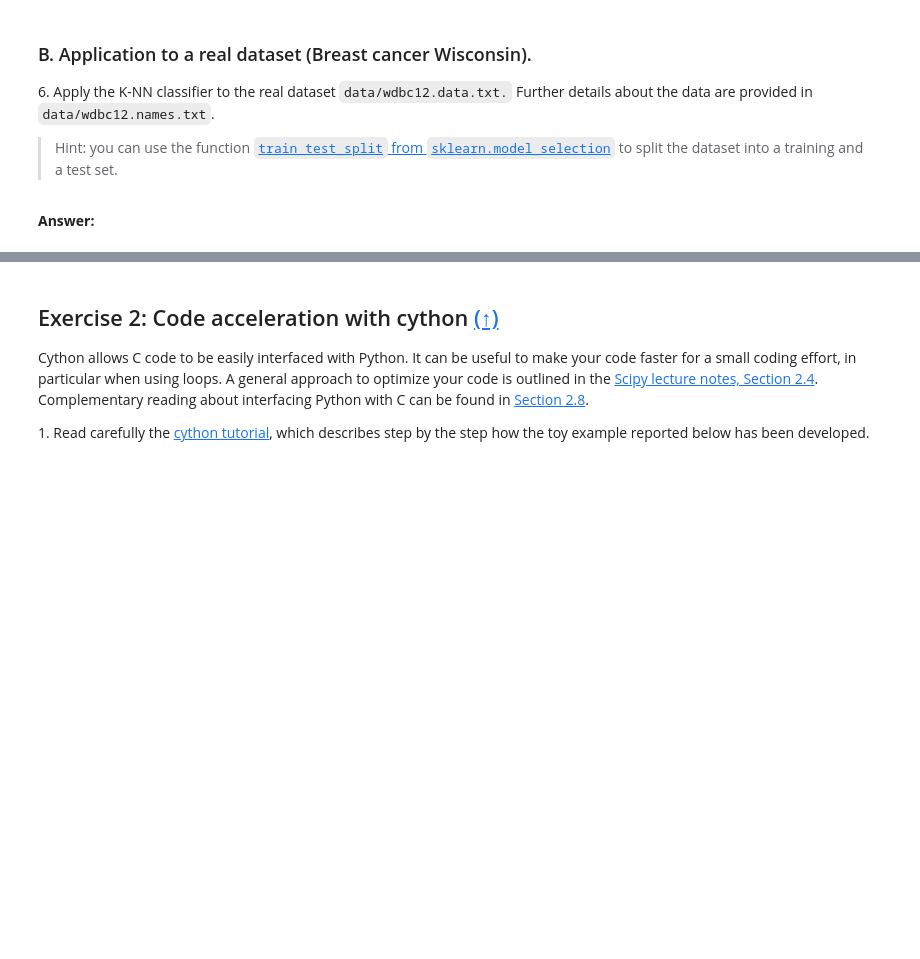
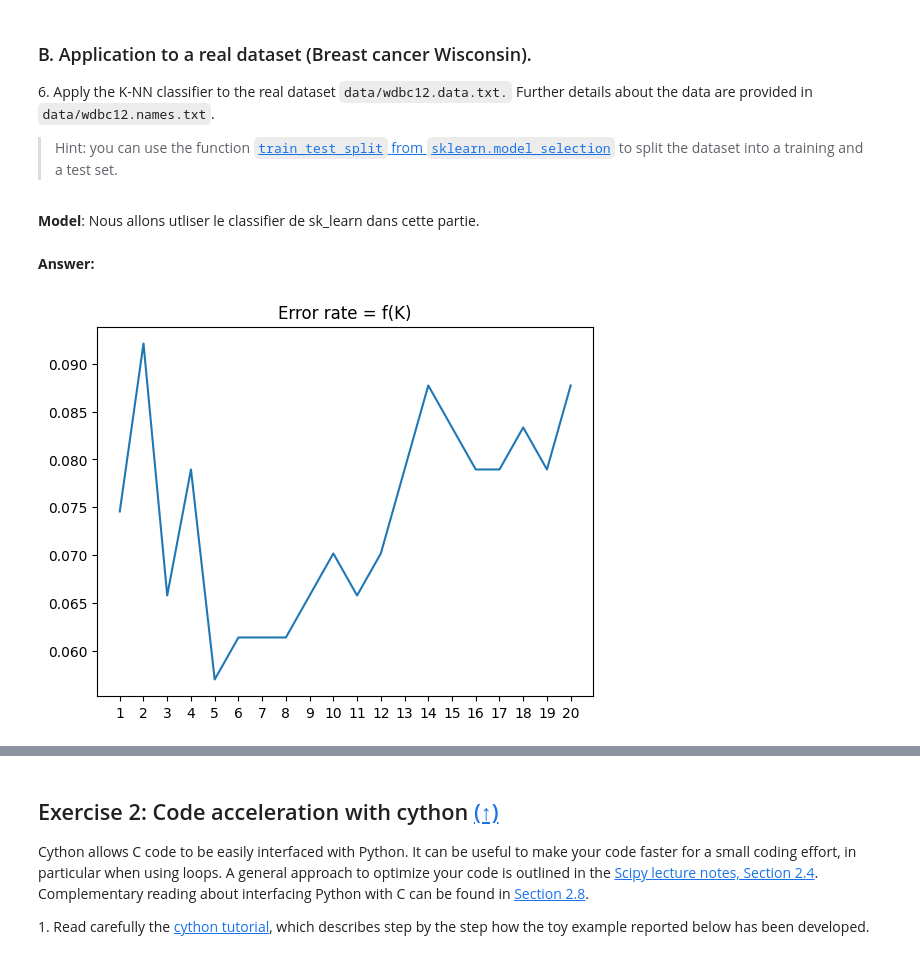
Before and after one commit to felixmnnr/SDI_PYT, a Jupyter notebook: Labs/Lab4/lab4.ipynb, the cells around one changed output, grey strips where cells are left out. Saved outputs shown, nothing was run; the diff lists cells and outputs as text; code cells hidden in the pictures; blank space fills up the shorter version.

```diff
--- a/Labs/Lab4/lab4.ipynb
+++ b/Labs/Lab4/lab4.ipynb
@@ -200,5 +213,7 @@ ValueError: stmt is neither a string nor callable
 6\. Apply the K-NN classifier to the real dataset `data/wdbc12.data.txt.` Further details about the data are provided in `data/wdbc12.names.txt`.
 
 > Hint: you can use the function [`train_test_split` from `sklearn.model_selection`](https://scikit-learn.org/stable/modules/generated/sklearn.model_selection.train_test_split.html) to split the dataset into a training and a test set.
+# %% [markdown]
+**Model**: Nous allons utliser le classifier de sk_learn dans cette partie.
 # %% [markdown]
 **Answer:**
@@ -206,0 +220,25 @@ ValueError: stmt is neither a string nor callable
+# %%
+# Slpit du data set
+data =pd.DataFrame(np.loadtxt('data/wdbc12.data.txt',delimiter=','))
+train, test= sk.model_selection.train_test_split(data,train_size=0.6)
+
+train_label= train.iloc[:,1]
+test_label = test.iloc[:,1]
+train,test=train.iloc[:,2:], test.iloc[:,2:]
+
+#Choix des hyperparamètres du modèle
+K=[i for i in range(1,21)]
+err=[]
+classification=[]
+for k in K:
+    model=KNeighborsClassifier(k)
+    model.fit(train,train_label)
+    classif=model.predict(test)
+    classification.append(classif)
+    err.append(error_rate(test_label,classif))
+plt.plot(K,err)
+plt.xticks(range(1,21))
+plt.title('Error rate = f(K)')
+plt.show()
+# %% [output]
+[figure, added]
```
Also changed, not shown: parts of 9 cells of this notebook.
